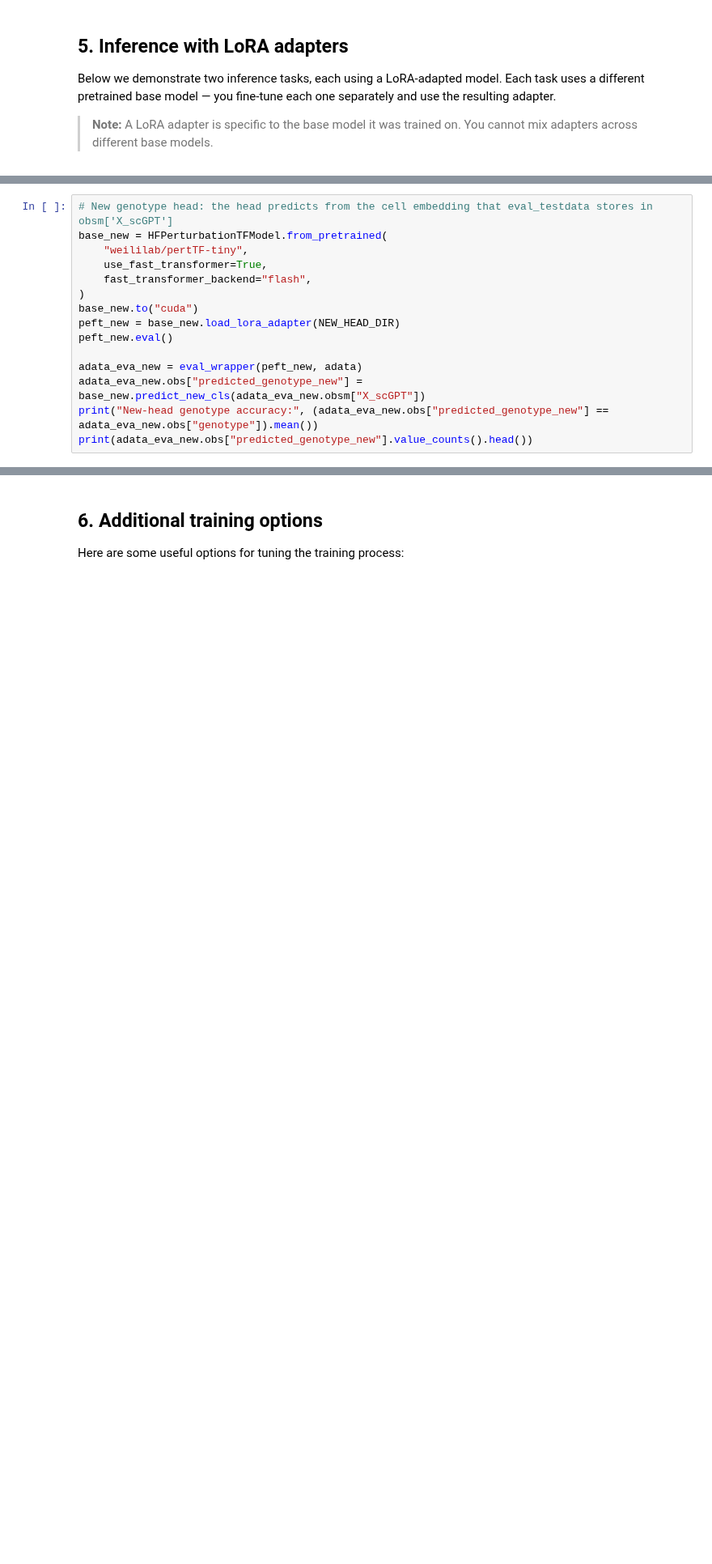
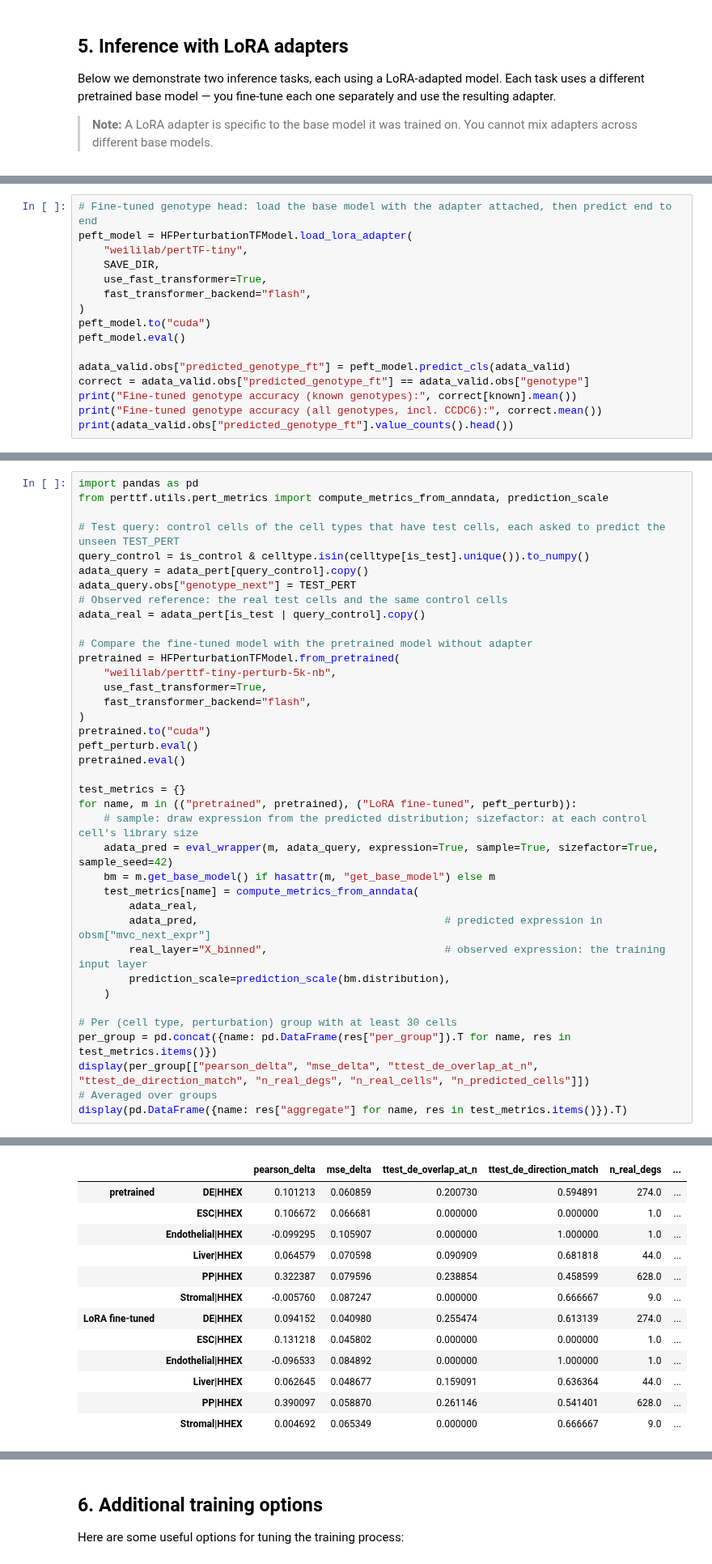
Before and after one commit to davidliwei/pertTF, a Jupyter notebook: demos/tutorials/lora_finetuning_tutorial.ipynb, the cells around one changed output, grey strips where cells are left out. Shown at 81% size. Saved outputs shown, nothing was run; the diff lists cells and outputs as text; blank space fills up the shorter version.

```diff
--- a/demos/tutorials/lora_finetuning_tutorial.ipynb
+++ b/demos/tutorials/lora_finetuning_tutorial.ipynb
@@ -259,15 +277,16 @@ print(adata_eva.obs["predicted_genotype"].value_counts().head())
 # %%
-# New genotype head: the head predicts from the cell embedding that eval_testdata stores in obsm['X_scGPT']
-base_new = HFPerturbationTFModel.from_pretrained(
+# Fine-tuned genotype head: load the base model with the adapter attached, then predict end to end
+peft_model = HFPerturbationTFModel.load_lora_adapter(
     "weililab/pertTF-tiny",
+    SAVE_DIR,
     use_fast_transformer=True,
     fast_transformer_backend="flash",
 )
-base_new.to("cuda")
-peft_new = base_new.load_lora_adapter(NEW_HEAD_DIR)
-peft_new.eval()
+peft_model.to("cuda")
+peft_model.eval()
 
-adata_eva_new = eval_wrapper(peft_new, adata)
-adata_eva_new.obs["predicted_genotype_new"] = base_new.predict_new_cls(adata_eva_new.obsm["X_scGPT"])
-print("New-head genotype accuracy:", (adata_eva_new.obs["predicted_genotype_new"] == adata_eva_new.obs["genotype"]).mean())
-print(adata_eva_new.obs["predicted_genotype_new"].value_counts().head())
+adata_valid.obs["predicted_genotype_ft"] = peft_model.predict_cls(adata_valid)
+correct = adata_valid.obs["predicted_genotype_ft"] == adata_valid.obs["genotype"]
+print("Fine-tuned genotype accuracy (known genotypes):", correct[known].mean())
+print("Fine-tuned genotype accuracy (all genotypes, incl. CCDC6):", correct.mean())
+print(adata_valid.obs["predicted_genotype_ft"].value_counts().head())
@@ -341,0 +394,39 @@ Perturbed expression shape: (1000, 5054)
+# %%
+import pandas as pd
+from perttf.utils.pert_metrics import compute_metrics_from_anndata, prediction_scale
+
+# Test query: control cells of the cell types that have test cells, each asked to predict the unseen TEST_PERT
+query_control = is_control & celltype.isin(celltype[is_test].unique()).to_numpy()
+adata_query = adata_pert[query_control].copy()
+adata_query.obs["genotype_next"] = TEST_PERT
+# Observed reference: the real test cells and the same control cells
+adata_real = adata_pert[is_test | query_control].copy()
+
+# Compare the fine-tuned model with the pretrained model without adapter
+pretrained = HFPerturbationTFModel.from_pretrained(
+    "weililab/perttf-tiny-perturb-5k-nb",
+    use_fast_transformer=True,
+    fast_transformer_backend="flash",
+)
+pretrained.to("cuda")
+peft_perturb.eval()
+pretrained.eval()
+
+test_metrics = {}
+for name, m in (("pretrained", pretrained), ("LoRA fine-tuned", peft_perturb)):
+    # sample: draw expression from the predicted distribution; sizefactor: at each control cell's library size
+    adata_pred = eval_wrapper(m, adata_query, expression=True, sample=True, sizefactor=True, sample_seed=42)
+    bm = m.get_base_model() if hasattr(m, "get_base_model") else m
+    test_metrics[name] = compute_metrics_from_anndata(
+        adata_real,
+        adata_pred,                                       # predicted expression in obsm["mvc_next_expr"]
+        real_layer="X_binned",                            # observed expression: the training input layer
+        prediction_scale=prediction_scale(bm.distribution),
+    )
+
+# Per (cell type, perturbation) group with at least 30 cells
+per_group = pd.concat({name: pd.DataFrame(res["per_group"]).T for name, res in test_metrics.items()})
+display(per_group[["pearson_delta", "mse_delta", "ttest_de_overlap_at_n", "ttest_de_direction_match", "n_real_degs", "n_real_cells", "n_predicted_cells"]])
+# Averaged over groups
+display(pd.DataFrame({name: res["aggregate"] for name, res in test_metrics.items()}).T)
+# %% [output]
@@ -341,0 +436,13 @@ Perturbed expression shape: (1000, 5054)
+|  |  | pearson_delta | mse_delta | ttest_de_overlap_at_n | ttest_de_direction_match | n_real_degs | ... |
+| pretrained | DE|HHEX | 0.101213 | 0.060859 | 0.200730 | 0.594891 | 274.0 | ... |
+|  | ESC|HHEX | 0.106672 | 0.066681 | 0.000000 | 0.000000 | 1.0 | ... |
+|  | Endothelial|HHEX | -0.099295 | 0.105907 | 0.000000 | 1.000000 | 1.0 | ... |
+|  | Liver|HHEX | 0.064579 | 0.070598 | 0.090909 | 0.681818 | 44.0 | ... |
+|  | PP|HHEX | 0.322387 | 0.079596 | 0.238854 | 0.458599 | 628.0 | ... |
+|  | Stromal|HHEX | -0.005760 | 0.087247 | 0.000000 | 0.666667 | 9.0 | ... |
+| LoRA fine-tuned | DE|HHEX | 0.094152 | 0.040980 | 0.255474 | 0.613139 | 274.0 | ... |
+|  | ESC|HHEX | 0.131218 | 0.045802 | 0.000000 | 0.000000 | 1.0 | ... |
+|  | Endothelial|HHEX | -0.096533 | 0.084892 | 0.000000 | 1.000000 | 1.0 | ... |
+|  | Liver|HHEX | 0.062645 | 0.048677 | 0.159091 | 0.636364 | 44.0 | ... |
+|  | PP|HHEX | 0.390097 | 0.058870 | 0.261146 | 0.541401 | 628.0 | ... |
+|  | Stromal|HHEX | 0.004692 | 0.065349 | 0.000000 | 0.666667 | 9.0 | ... |
```
Also changed, not shown: parts of 21 cells of this notebook, 3 other files.
